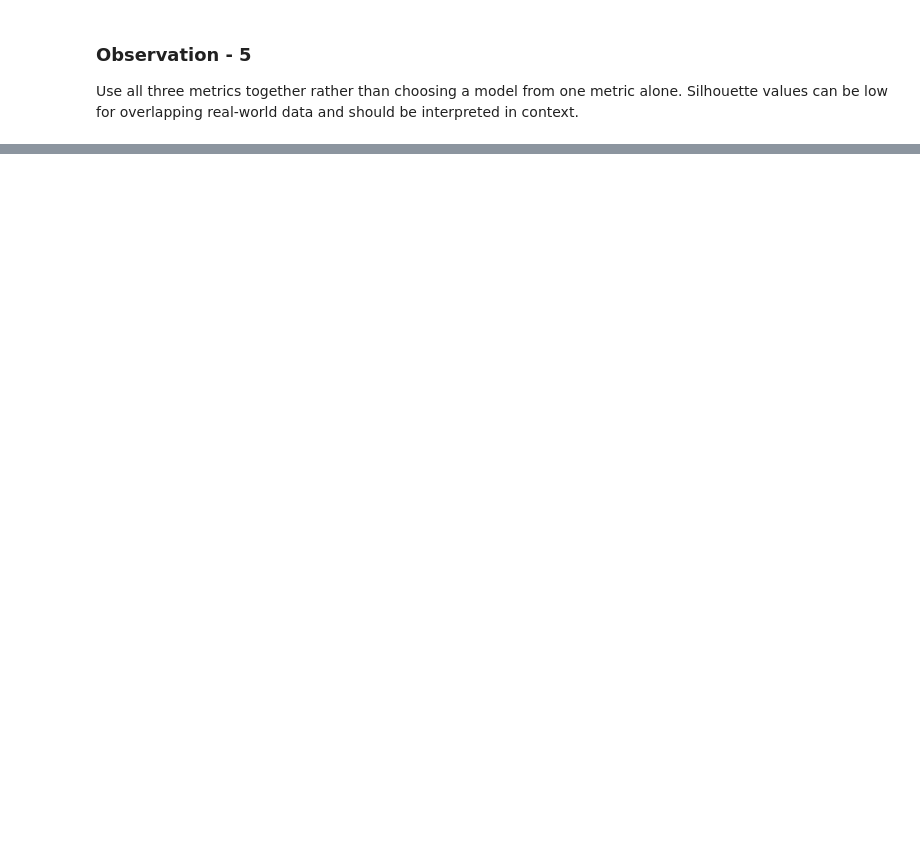
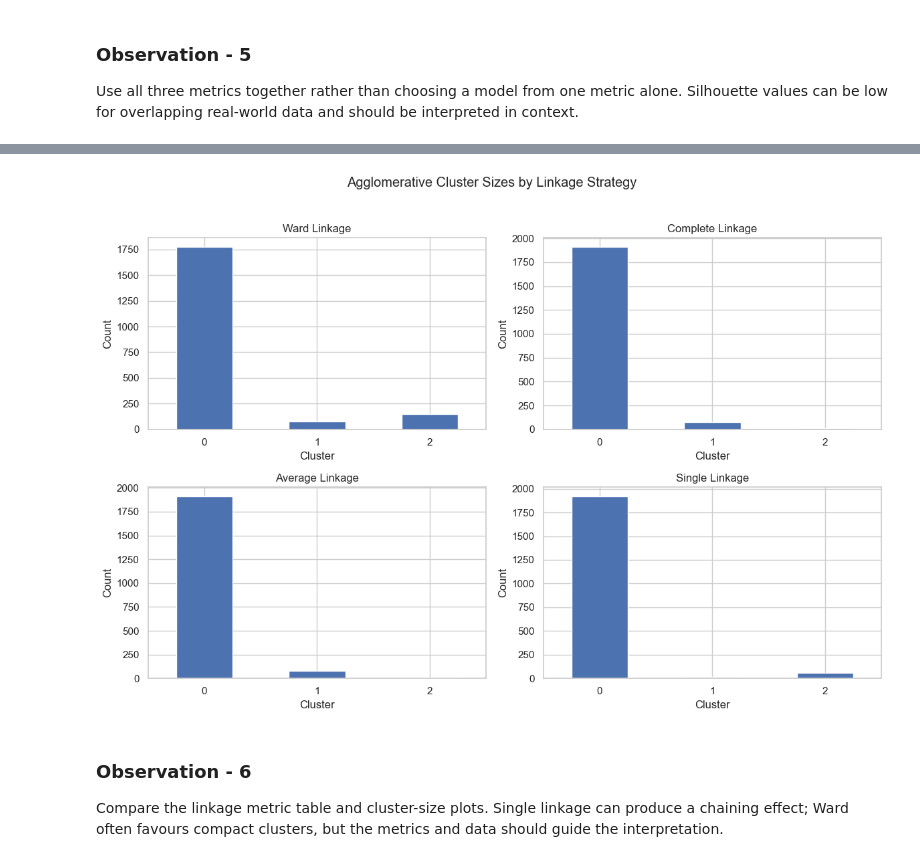
Before and after one commit to renexaan/glucotrack, a Jupyter notebook: notebooks/clustering.ipynb, the cells around one changed output, grey strips where cells are left out. Saved outputs shown, nothing was run; the diff lists cells and outputs as text; code cells hidden in the pictures; blank space fills up the shorter version.

```diff
--- a/notebooks/clustering.ipynb
+++ b/notebooks/clustering.ipynb
@@ -554,0 +610,24 @@ Use all three metrics together rather than choosing a model from one metric alon
+# %%
+linkage_methods = ["ward", "complete", "average", "single"]
+agglomerative_labels = {}
+agglomerative_metric_rows = []
+
+for method in linkage_methods:
+    model = AgglomerativeClustering(
+        n_clusters=BEST_K,
+        linkage=method,
+        metric="euclidean"
+    )
+    labels = model.fit_predict(X_hier)
+    agglomerative_labels[method] = labels
+
+    result = evaluate_clustering(
+        X_hier,
+        labels,
+        f"Agglomerative ({method})",
+        sample_size=10000
+    )
+    agglomerative_metric_rows.append(result)
+
+agglomerative_results = pd.DataFrame(agglomerative_metric_rows)
+display(agglomerative_results.round(4))
@@ -554,0 +640,20 @@ Use all three metrics together rather than choosing a model from one metric alon
+# %%
+fig, axes = plt.subplots(2, 2, figsize=(12, 8))
+
+for ax, method in zip(axes.ravel(), linkage_methods):
+    counts = pd.Series(agglomerative_labels[method]).value_counts().sort_index()
+    counts.plot(kind="bar", ax=ax)
+    ax.set_title(f"{method.title()} Linkage")
+    ax.set_xlabel("Cluster")
+    ax.set_ylabel("Count")
+    ax.tick_params(axis="x", rotation=0)
+
+plt.suptitle("Agglomerative Cluster Sizes by Linkage Strategy", y=1.02)
+plt.tight_layout()
+plt.show()
+# %% [output]
+[figure, added]
+# %% [markdown]
+### Observation - 6
+
+Compare the linkage metric table and cluster-size plots. Single linkage can produce a chaining effect; Ward often favours compact clusters, but the metrics and data should guide the interpretation.
```
Also changed, not shown: parts of 33 cells of this notebook.
